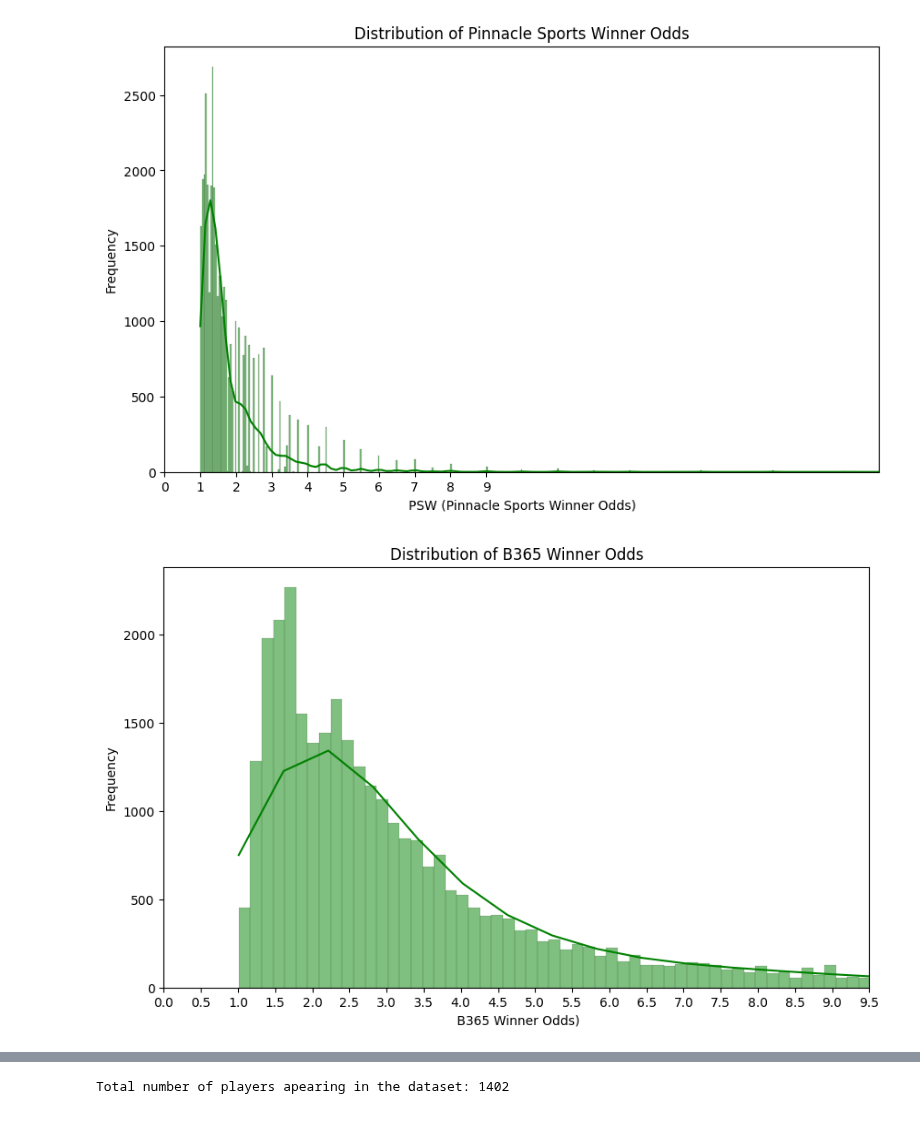
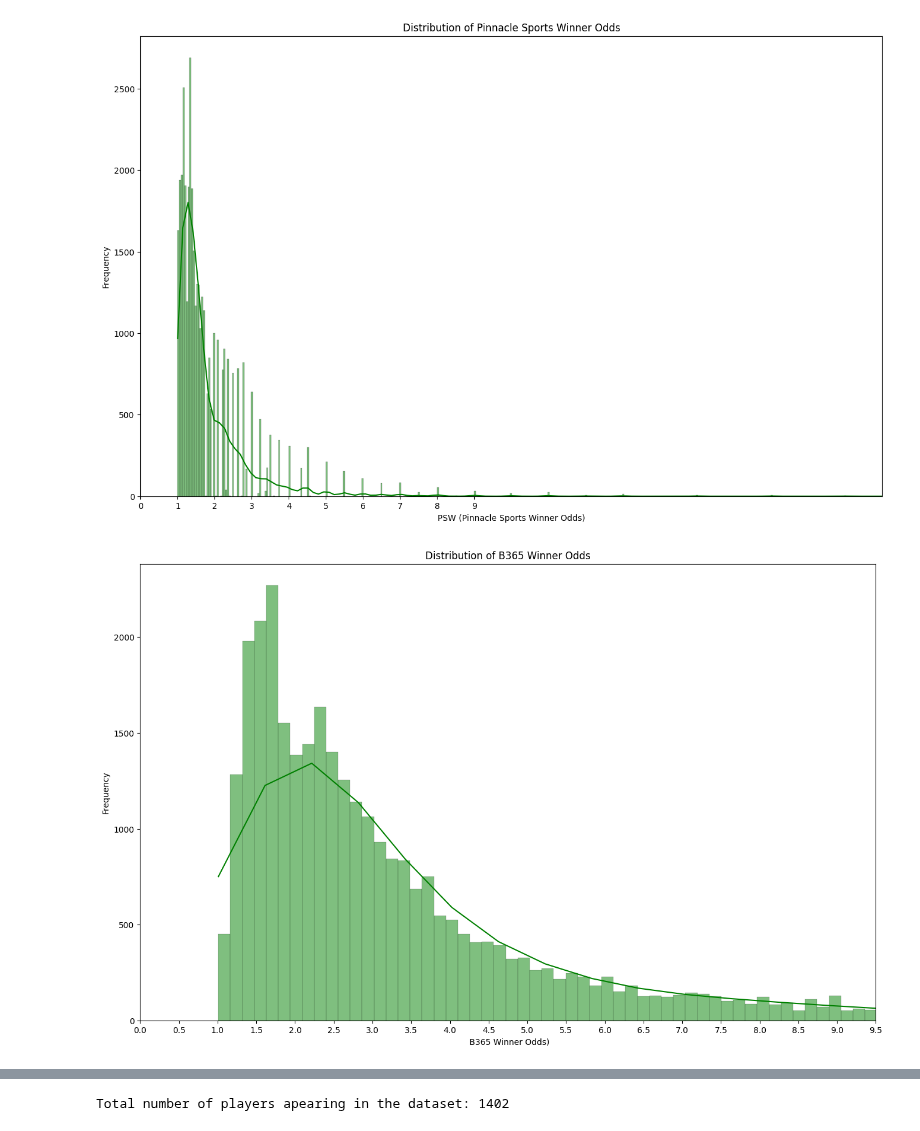
Before and after one commit to sprogl/sporting-bet-prediction, a Jupyter notebook: ATP_first_notebook.ipynb, the cells around one changed output, grey strips where cells are left out. Saved outputs shown, nothing was run; the diff lists cells and outputs as text; code cells hidden in the pictures.

```diff
--- a/ATP_first_notebook.ipynb
+++ b/ATP_first_notebook.ipynb
@@ -122,7 +73,7 @@ import seaborn as sns
 psw_values = df['B365W']
 
 # Create a histogram with higher resolution (more bins)
-plt.figure(figsize=(10, 6))
+plt.figure(figsize=(16, 10))
 sns.histplot(psw_values, kde=True, color='green',)
 
 # Set x-axis limit to display values only between 0 and 10
@@ -139,33 +90,33 @@ plt.ylabel('Frequency')
 # Show the plot
 plt.show();
 # %% [output]
-[figure, old version]
+[figure, new version]
 # %%
 import matplotlib.pyplot as plt
 import seaborn as sns
 
 # Assuming your DataFrame is named df
 psw_values = df['PSL']
 
 # Create a histogram with higher resolution (more bins)
-plt.figure(figsize=(10, 6))
+plt.figure(figsize=(16, 10))
 sns.histplot(psw_values, kde=True, color='green')
 
 # Set x-axis limit to display values only between 0 and 10
 plt.xlim(0, 9)
 
 # Set the x-axis ticks with finer intervals
 plt.xticks([i/2 for i in range(0, 20)])  # Adjust the range and intervals as needed
 
 # Add labels and title
 plt.title('Distribution of B365 Winner Odds')
 plt.xlabel(' B365 Winner Odds)')
 plt.ylabel('Frequency')
 
 # Show the plot
 plt.show();
 # %% [output]
-[figure, old version]
+[figure, new version]
 # %%
 import matplotlib.pyplot as plt
 import seaborn as sns
```
Also changed, not shown: parts of 7 cells of this notebook.
